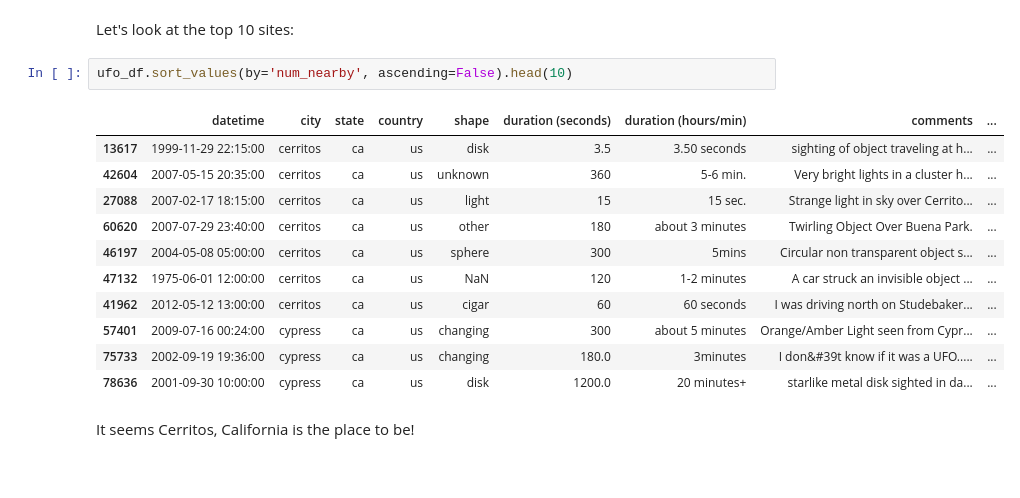
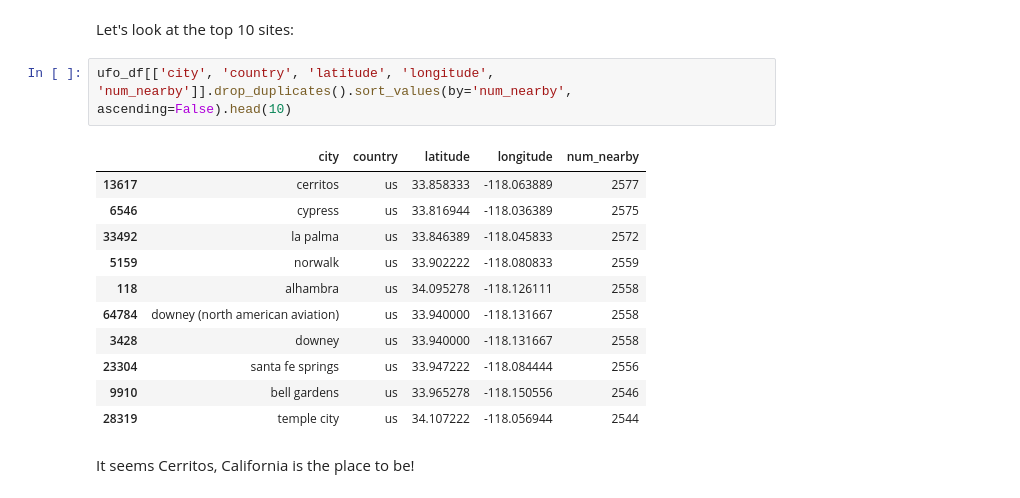
Before and after one commit to ArjanCodes/examples, a Jupyter notebook: 2023/jupyter/nb2_ufo.ipynb, the cells around one changed output. Saved outputs shown, nothing was run; the diff lists cells and outputs as text.

```diff
--- a/2023/jupyter/nb2_ufo.ipynb
+++ b/2023/jupyter/nb2_ufo.ipynb
@@ -76,18 +76,18 @@ ufo_df['num_nearby'] = ufo_df.apply(lambda row: num_rows_in_window(longitude=row
 # %% [markdown]
 Let's look at the top 10 sites:
 # %%
-ufo_df.sort_values(by='num_nearby', ascending=False).head(10)
+ufo_df[['city', 'country', 'latitude', 'longitude', 'num_nearby']].drop_duplicates().sort_values(by='num_nearby', ascending=False).head(10)
 # %% [output]
-|  | datetime | city | state | country | shape | duration (seconds) | duration (hours/min) | comments | ... |
-| 13617 | 1999-11-29 22:15:00 | cerritos | ca | us | disk | 3.5 | 3.50 seconds | sighting of object traveling at h... | ... |
-| 42604 | 2007-05-15 20:35:00 | cerritos | ca | us | unknown | 360 | 5-6 min. | Very bright lights in a cluster h... | ... |
-| 27088 | 2007-02-17 18:15:00 | cerritos | ca | us | light | 15 | 15 sec. | Strange light in sky over Cerrito... | ... |
-| 60620 | 2007-07-29 23:40:00 | cerritos | ca | us | other | 180 | about 3 minutes | Twirling Object Over Buena Park. | ... |
-| 46197 | 2004-05-08 05:00:00 | cerritos | ca | us | sphere | 300 | 5mins | Circular non transparent object s... | ... |
-| 47132 | 1975-06-01 12:00:00 | cerritos | ca | us | NaN | 120 | 1-2 minutes | A car struck an invisible object ... | ... |
-| 41962 | 2012-05-12 13:00:00 | cerritos | ca | us | cigar | 60 | 60 seconds | I was driving north on Studebaker... | ... |
-| 57401 | 2009-07-16 00:24:00 | cypress | ca | us | changing | 300 | about 5 minutes | Orange/Amber Light seen from Cypr... | ... |
-| 75733 | 2002-09-19 19:36:00 | cypress | ca | us | changing | 180.0 | 3minutes | I don&#39t know if it was a UFO..... | ... |
-| 78636 | 2001-09-30 10:00:00 | cypress | ca | us | disk | 1200.0 | 20 minutes+ | starlike metal disk sighted in da... | ... |
+|  | city | country | latitude | longitude | num_nearby |
+| 13617 | cerritos | us | 33.858333 | -118.063889 | 2577 |
+| 6546 | cypress | us | 33.816944 | -118.036389 | 2575 |
+| 33492 | la palma | us | 33.846389 | -118.045833 | 2572 |
+| 5159 | norwalk | us | 33.902222 | -118.080833 | 2559 |
+| 118 | alhambra | us | 34.095278 | -118.126111 | 2558 |
+| 64784 | downey (north american aviation) | us | 33.940000 | -118.131667 | 2558 |
+| 3428 | downey | us | 33.940000 | -118.131667 | 2558 |
+| 23304 | santa fe springs | us | 33.947222 | -118.084444 | 2556 |
+| 9910 | bell gardens | us | 33.965278 | -118.150556 | 2546 |
+| 28319 | temple city | us | 34.107222 | -118.056944 | 2544 |
 # %% [markdown]
 It seems Cerritos, California is the place to be!
```
